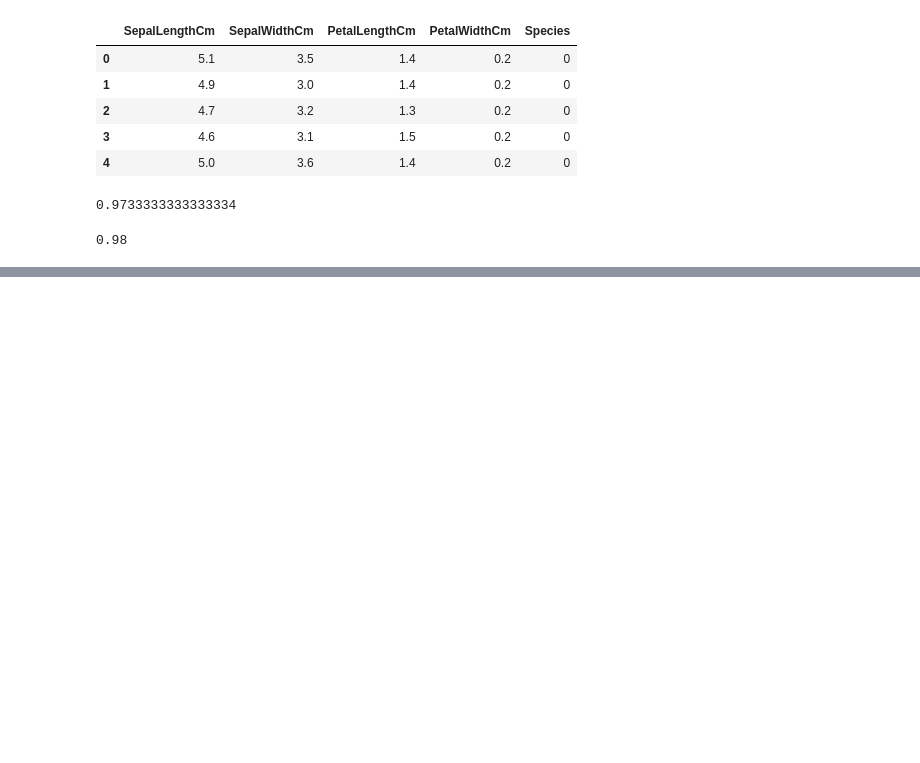
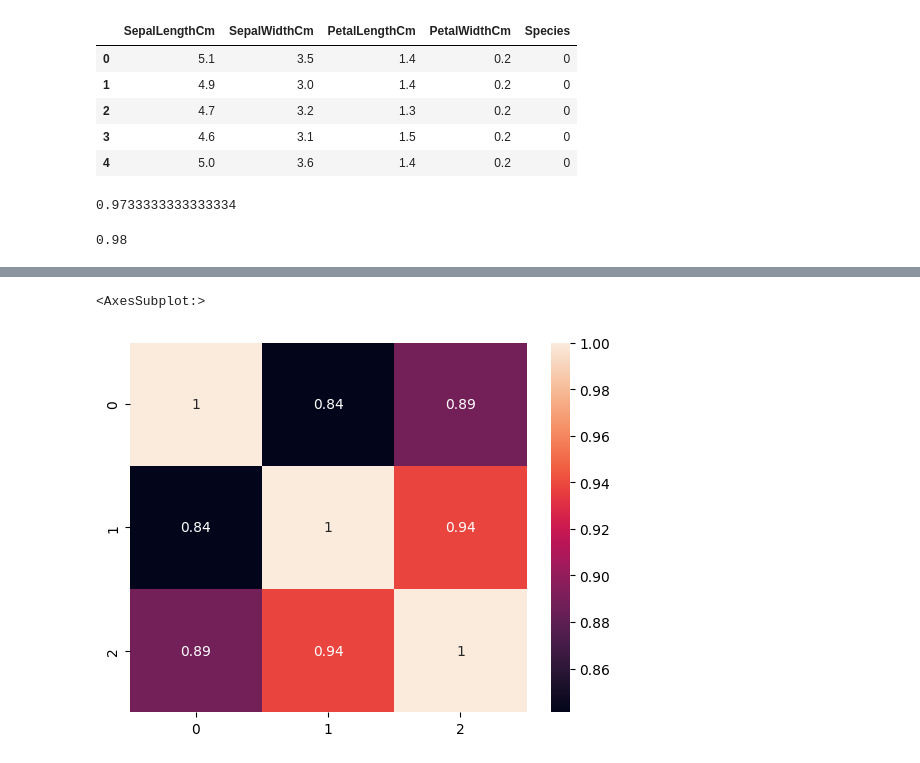
Before and after one commit to ABZ187/Python, a Jupyter notebook: sklearn.ipynb, the cells around one changed output, grey strips where cells are left out. Drawn from its saved outputs; the diff is of its cells as text; code cells hidden in the pictures; blank space fills up the shorter version.

```diff
--- a/sklearn.ipynb
+++ b/sklearn.ipynb
@@ -55,0 +90,5 @@ classification_report(y_pred,y_test)
+# %%
+mat=(np.random.rand(3,3)*10).round()
+print(mat)
+print(pd.DataFrame(mat).corr())
+cosine_similarity(mat)
@@ -55,0 +106,5 @@ classification_report(y_pred,y_test)
+# %%
+sns.heatmap(cosine_similarity(mat),annot=True)
+# %% [output]
+<AxesSubplot:>
+[figure, added]
```
Also changed, not shown: parts of 9 cells of this notebook.
